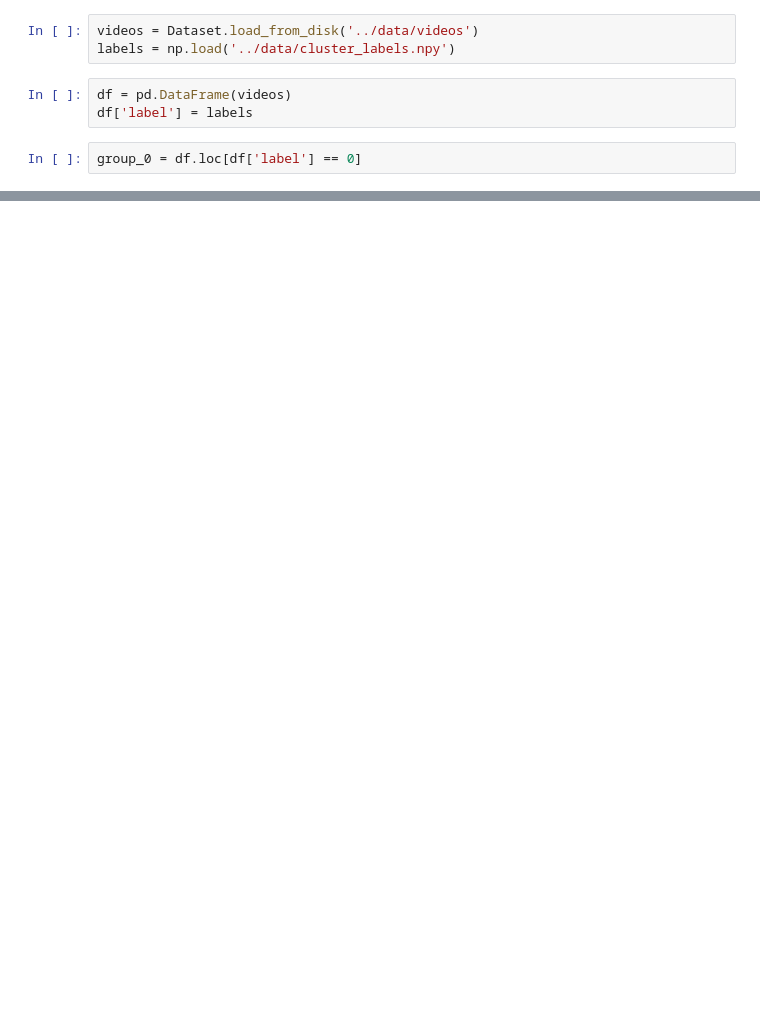
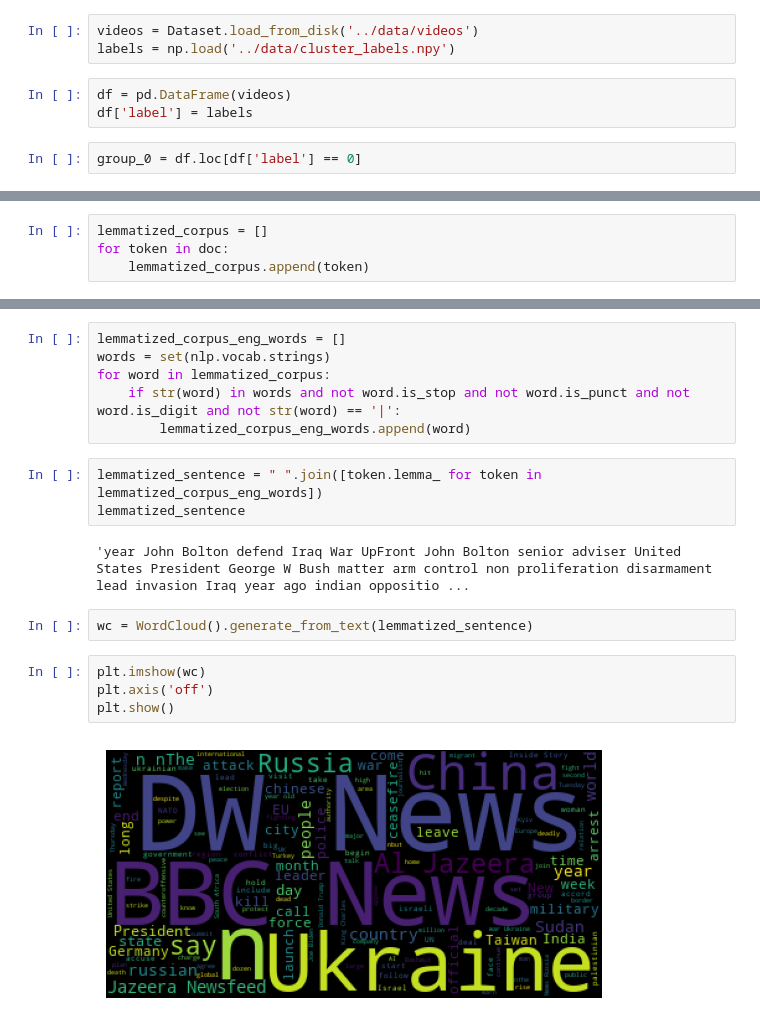
Before and after one commit to PaulKnopf/NLP-Clustering-News-Outlets, a Jupyter notebook: src/generate_word_cloud.ipynb, the cells around one changed output, grey strips where cells are left out. Cells and saved outputs as stored; diff of their text form; blank space fills up the shorter version.

```diff
--- a/src/generate_word_cloud.ipynb
+++ b/src/generate_word_cloud.ipynb
@@ -26,0 +25,4 @@ text = text + d.iloc[0]['title'] + d.iloc[0]['description']
+# %%
+lemmatized_corpus = []
+for token in doc:
+    lemmatized_corpus.append(token)
@@ -26,0 +49,19 @@ text = text + d.iloc[0]['title'] + d.iloc[0]['description']
+# %%
+lemmatized_corpus_eng_words = []
+words = set(nlp.vocab.strings)
+for word in lemmatized_corpus:
+    if str(word) in words and not word.is_stop and not word.is_punct and not word.is_digit and not str(word) == '|':
+        lemmatized_corpus_eng_words.append(word)
+# %%
+lemmatized_sentence = " ".join([token.lemma_ for token in lemmatized_corpus_eng_words])
+lemmatized_sentence
+# %% [output]
+'year John Bolton defend Iraq War UpFront John Bolton senior adviser United States President George W Bush matter arm control non proliferation disarmament lead invasion Iraq year ago indian oppositio ...
+# %%
+wc = WordCloud().generate_from_text(lemmatized_sentence)
+# %%
+plt.imshow(wc)
+plt.axis('off')
+plt.show()
+# %% [output]
+[figure, added]
```
Also changed, not shown: parts of 9 cells of this notebook, 2 other files.
